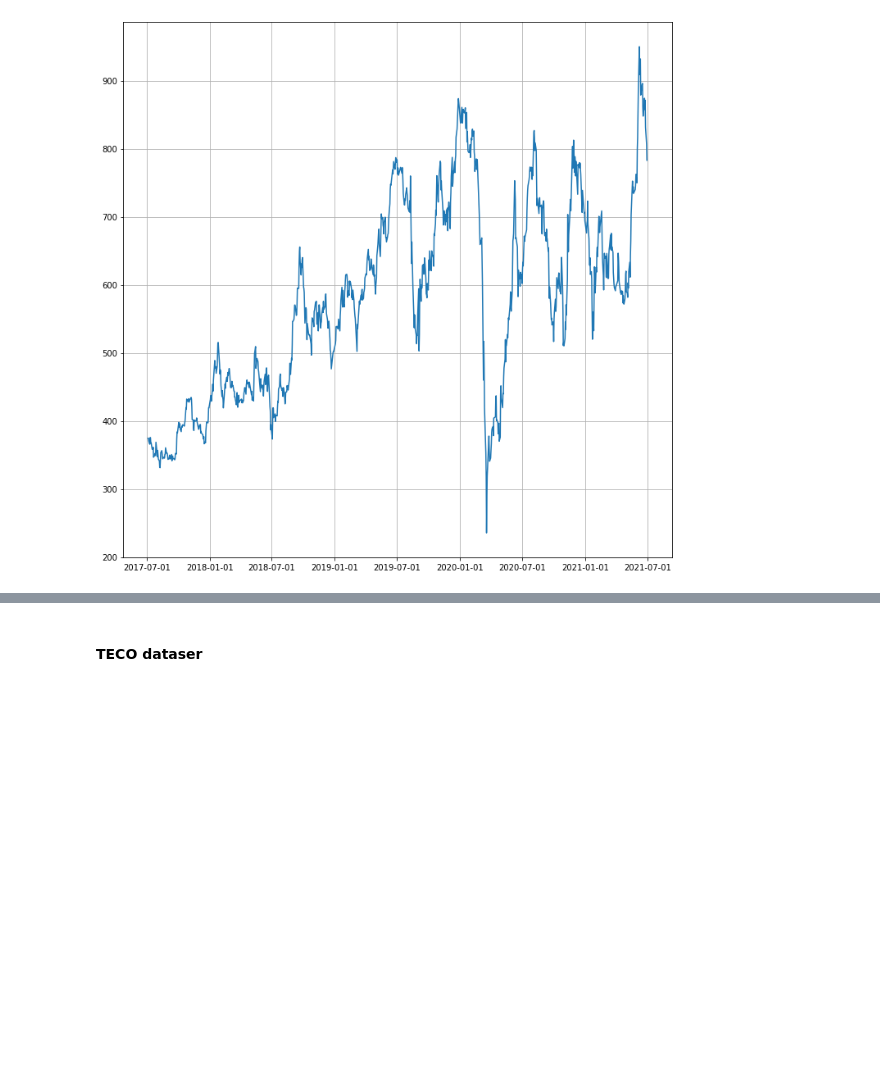
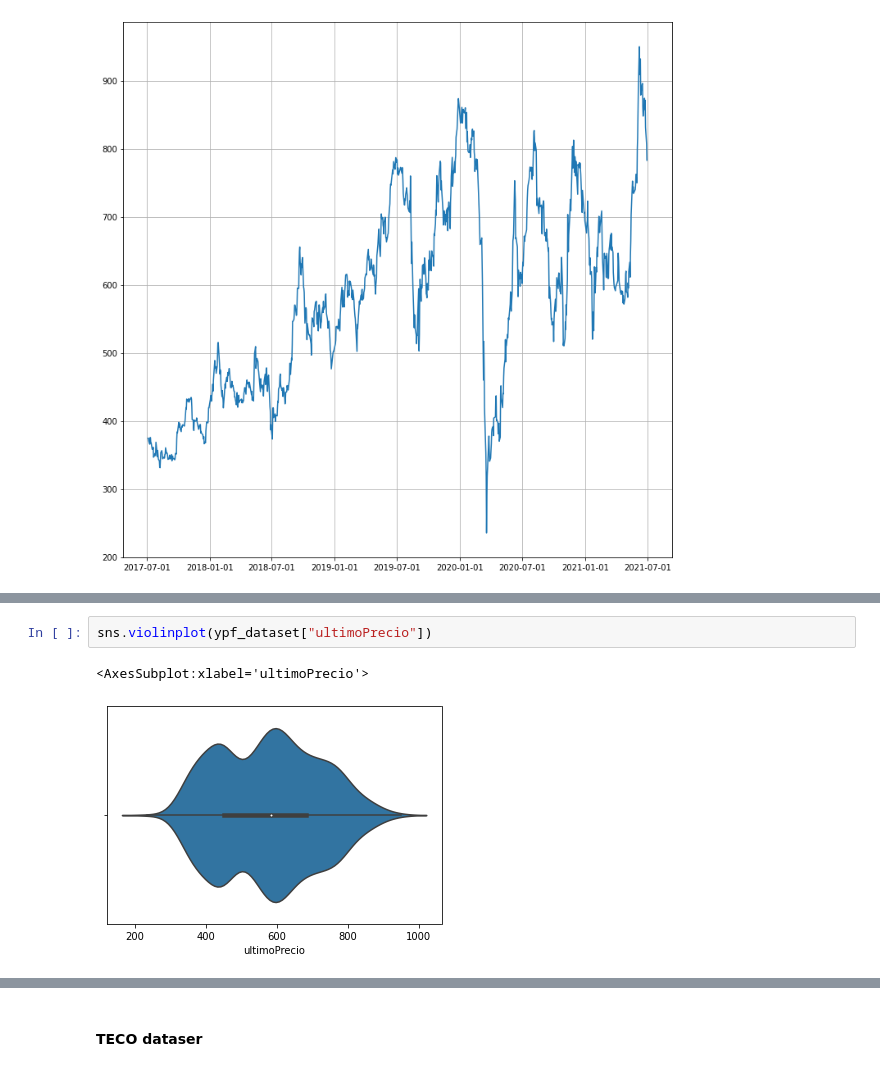
Before and after one commit to GonzaloRomeroR/CEIA, a Jupyter notebook: time_series/1-exercise.ipynb, the cells around one changed output, grey strips where cells are left out. Drawn from its saved outputs; the diff is of its cells as text; blank space fills up the shorter version.

```diff
--- a/time_series/1-exercise.ipynb
+++ b/time_series/1-exercise.ipynb
@@ -34,0 +42,5 @@ plt.plot(ypf_dataset["fechaHora"], ypf_dataset["ultimoPrecio"])
+# %%
+sns.violinplot(ypf_dataset["ultimoPrecio"])
+# %% [output]
+<AxesSubplot:xlabel='ultimoPrecio'>
+[figure, added]
```
Also changed, not shown: parts of 8 cells of this notebook.
